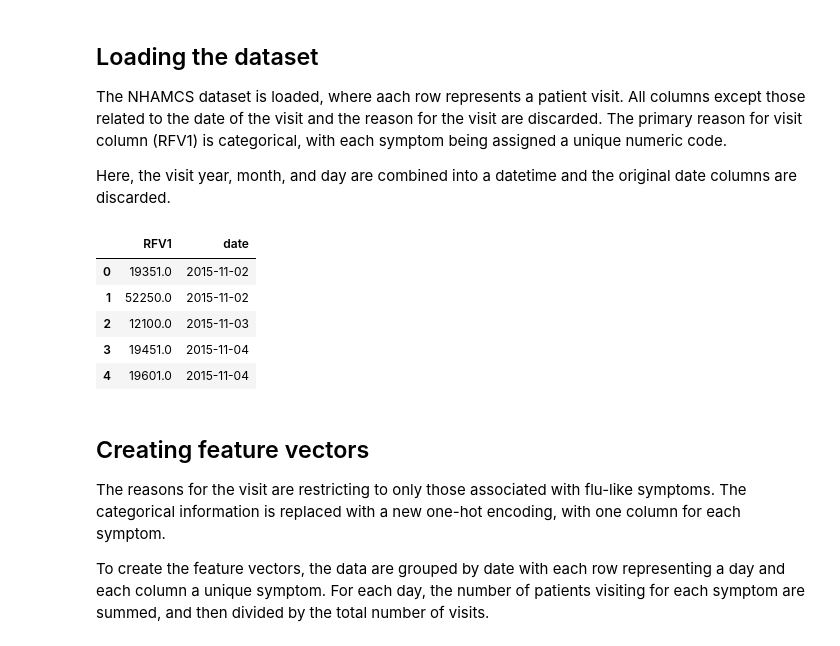
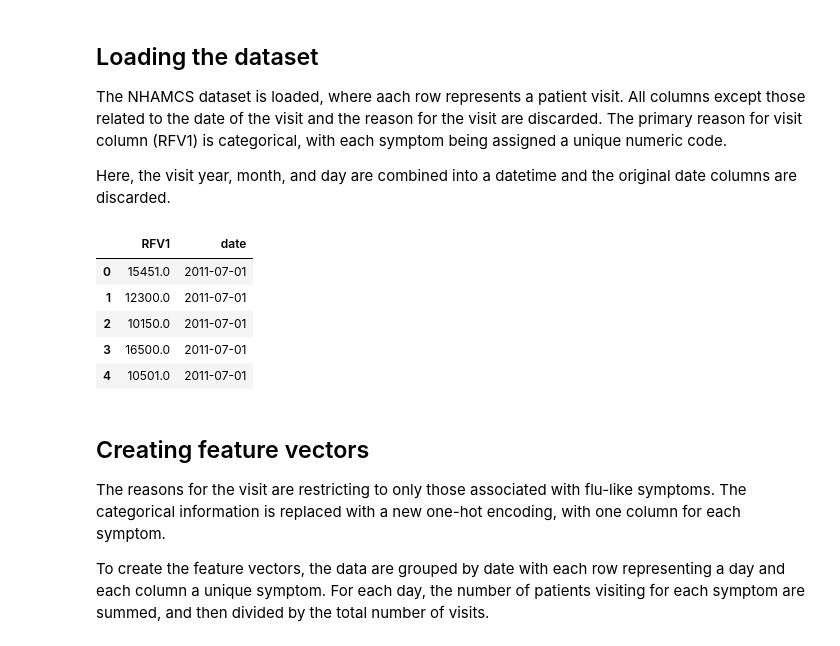
Before and after one commit to DonTron-prog/NHAMCS, a Jupyter notebook: anomaly.ipynb, the cells around one changed output. Saved outputs shown, nothing was run; the diff lists cells and outputs as text; code cells hidden in the pictures.

```diff
--- a/anomaly.ipynb
+++ b/anomaly.ipynb
@@ -24,6 +24,10 @@ The NHAMCS dataset is loaded, where aach row represents a patient visit. All col
 Here, the visit year, month, and day are combined into a datetime and the original date columns are discarded.
 # %%
 years = [
+    2011,
+    2012,
+    2013,
+    2014,
     2015,
     2016,
     2017,
@@ -32,51 +36,50 @@ years = [
 
 cols = [
     'VMONTH',
-    'VDAYR',
     'RFV1',
 ]
 
 col_rename = {
     'VMONTH': 'month',
-    'VDAYR': 'day',
 }
 
 na = {
     'RFV1': -9,
 }
 
 def get_nhamcs_data(years):
     for year in years:
         df = pd.read_csv(
             os.path.join('data', 'nhamcs{}.csv'.format(year)),
             usecols=cols,
             na_values=na,
         )
         df['year'] = year
         yield df
 
 frames = list(get_nhamcs_data(years))
 nhamcs = pd.concat(frames, join='inner', ignore_index=True)
 
 nhamcs.rename(columns=col_rename, inplace=True)
+nhamcs['day'] = 1
 nhamcs['date'] = pd.to_datetime(nhamcs[['year', 'month', 'day']])
 nhamcs.drop([
         'year',
         'month',
         'day',
     ],
     axis=1,
     inplace=True,
 )
 
 nhamcs.head(5)
 # %% [output]
 |  | RFV1 | date |
-| 0 | 19351.0 | 2015-11-02 |
-| 1 | 52250.0 | 2015-11-02 |
-| 2 | 12100.0 | 2015-11-03 |
-| 3 | 19451.0 | 2015-11-04 |
-| 4 | 19601.0 | 2015-11-04 |
+| 0 | 15451.0 | 2011-07-01 |
+| 1 | 12300.0 | 2011-07-01 |
+| 2 | 10150.0 | 2011-07-01 |
+| 3 | 16500.0 | 2011-07-01 |
+| 4 | 10501.0 | 2011-07-01 |
 # %% [markdown]
 ## Creating feature vectors
 
```
Also changed, not shown: parts of 7 cells of this notebook.
